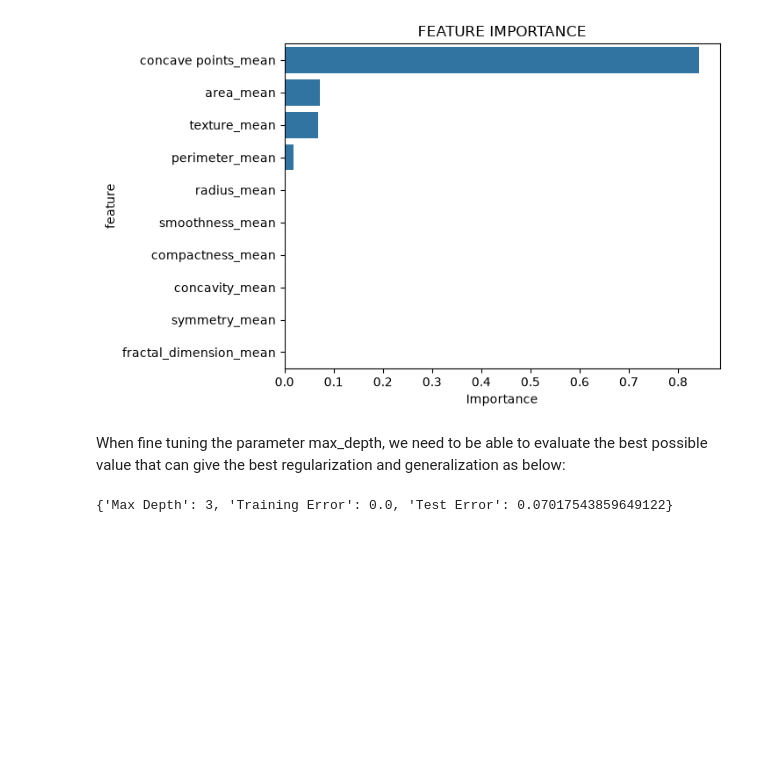
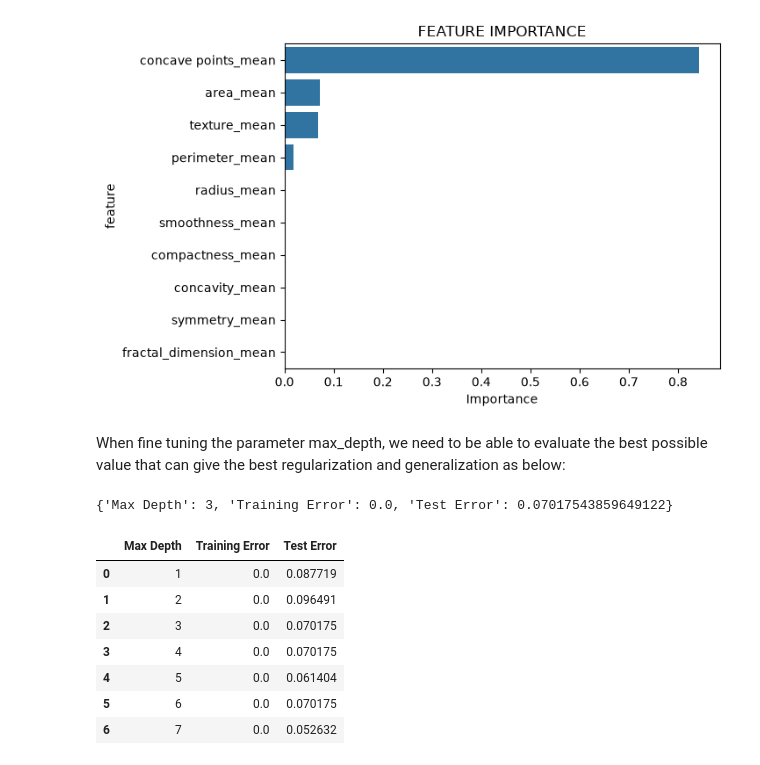
Before and after one commit to popsy-jeff/MACHINE-LEARNING-DECISION-TREES, a Jupyter notebook: Notebooks/Breast_Cancer_prediction_DT_RF.ipynb, the cells around one changed output. Saved outputs shown, nothing was run; the diff lists cells and outputs as text; code cells hidden in the pictures; blank space fills up the shorter version.

Commit message:
Re-iterating through the depths from 1

```diff
--- a/Notebooks/Breast_Cancer_prediction_DT_RF.ipynb
+++ b/Notebooks/Breast_Cancer_prediction_DT_RF.ipynb
@@ -433,3 +433,17 @@ def max_depth_error(md):
 max_depth_error(3)
 # %% [output]
 {'Max Depth': 3, 'Training Error': 0.0, 'Test Error': 0.07017543859649122}
+# %%
+# Re-iterating through the depths from 1
+
+error_df =  pd.DataFrame([max_depth_error(md) for md in range (1,8)])
+error_df
+# %% [output]
+|  | Max Depth | Training Error | Test Error |
+| 0 | 1 | 0.0 | 0.087719 |
+| 1 | 2 | 0.0 | 0.096491 |
+| 2 | 3 | 0.0 | 0.070175 |
+| 3 | 4 | 0.0 | 0.070175 |
+| 4 | 5 | 0.0 | 0.061404 |
+| 5 | 6 | 0.0 | 0.070175 |
+| 6 | 7 | 0.0 | 0.052632 |
```
